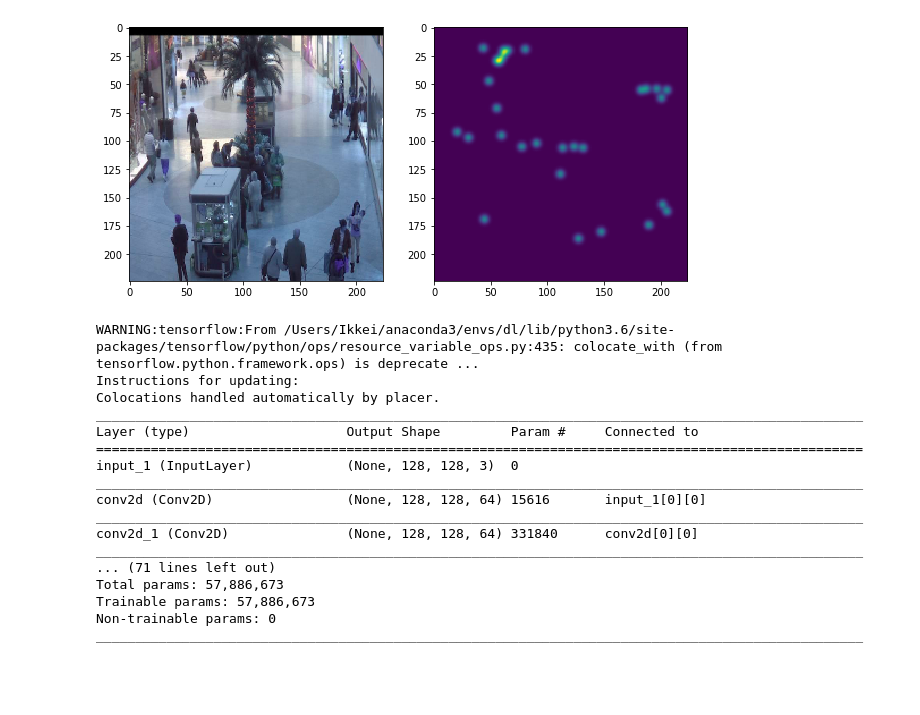
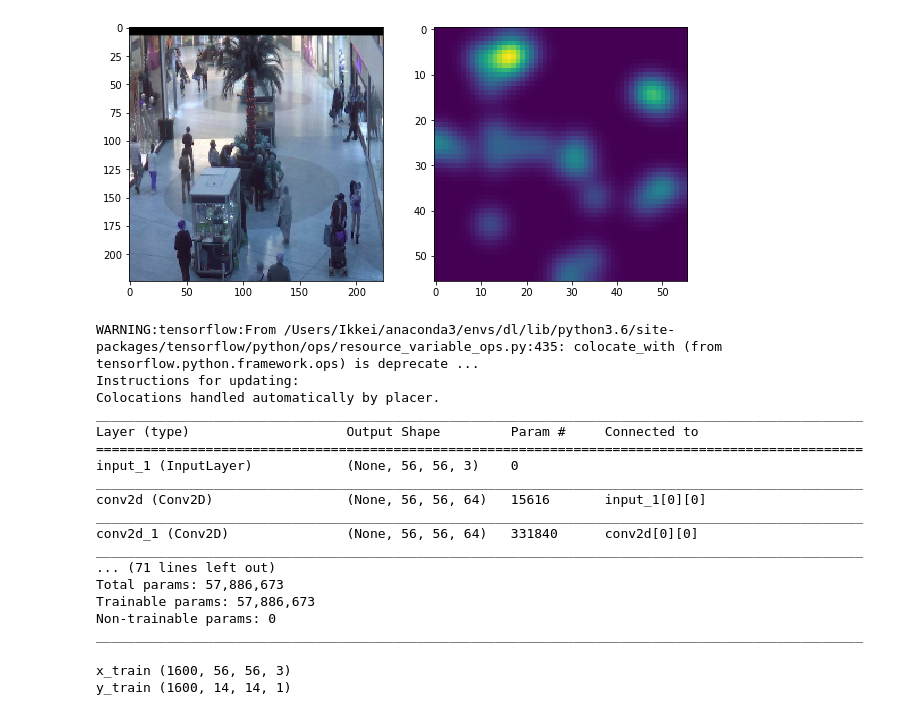
Before and after one commit to philkim72/DeepShack, a Jupyter notebook: train.ipynb, the cells around one changed output. Cells and saved outputs as stored; diff of their text form; code cells hidden in the pictures; blank space fills up the shorter version.

```diff
--- a/train.ipynb
+++ b/train.ipynb
@@ -9,10 +7,12 @@ x, y = image_handler.load_images()
-# %%
-i = 1
-image_handler.plot_images(x[i], y[i])
-# %% [output]
-[figure, removed]
+# %%
+mall = MallImageLoader(new_shape=(224, 224))
+mall.load_data()
+# %%
+mall.plot_images(0)
+# %% [output]
+[figure, added]
 # %%
-input_shape=(128, 128, 3)
+input_shape=(mall.new_shape[0], mall.new_shape[1], 3)
 
 model = MSCNN(input_shape)
 model.summary()
@@ -23,11 +23,11 @@ Colocations handled automatically by placer.
 __________________________________________________________________________________________________
 Layer (type)                    Output Shape         Param #     Connected to
 ==================================================================================================
-input_1 (InputLayer)            (None, 128, 128, 3)  0
+input_1 (InputLayer)            (None, 56, 56, 3)    0
 __________________________________________________________________________________________________
-conv2d (Conv2D)                 (None, 128, 128, 64) 15616       input_1[0][0]
+conv2d (Conv2D)                 (None, 56, 56, 64)   15616       input_1[0][0]
 __________________________________________________________________________________________________
-conv2d_1 (Conv2D)               (None, 128, 128, 64) 331840      conv2d[0][0]
+conv2d_1 (Conv2D)               (None, 56, 56, 64)   331840      conv2d[0][0]
 __________________________________________________________________________________________________
 ... (71 lines left out)
 Total params: 57,886,673
@@ -35,7 +35,12 @@ Trainable params: 57,886,673
 Non-trainable params: 0
 __________________________________________________________________________________________________
 # %%
-x_train, x_test, y_train, y_test = train_test_split(x, y, test_size=0.2, random_state=0)
+x_train, x_test, y_train, y_test = train_test_split(mall.x, mall.y, test_size=0.2, random_state=0)
+print('x_train', x_train.shape)
+print('y_train', y_train.shape)
+# %% [output]
+x_train (1600, 56, 56, 3)
+y_train (1600, 14, 14, 1)
 # %%
 opt = SGD(lr=1e-5, momentum=0.9, decay=0.0005)
 model.compile(optimizer=opt, loss='mse')
```
Also changed, not shown: parts of 3 cells of this notebook, 3 other files.
